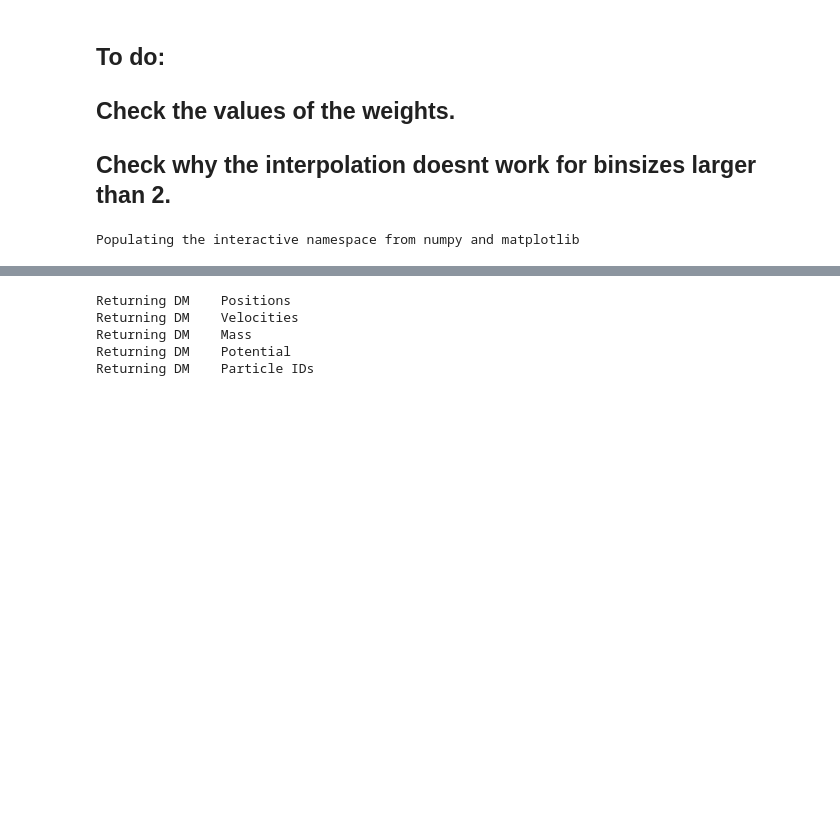
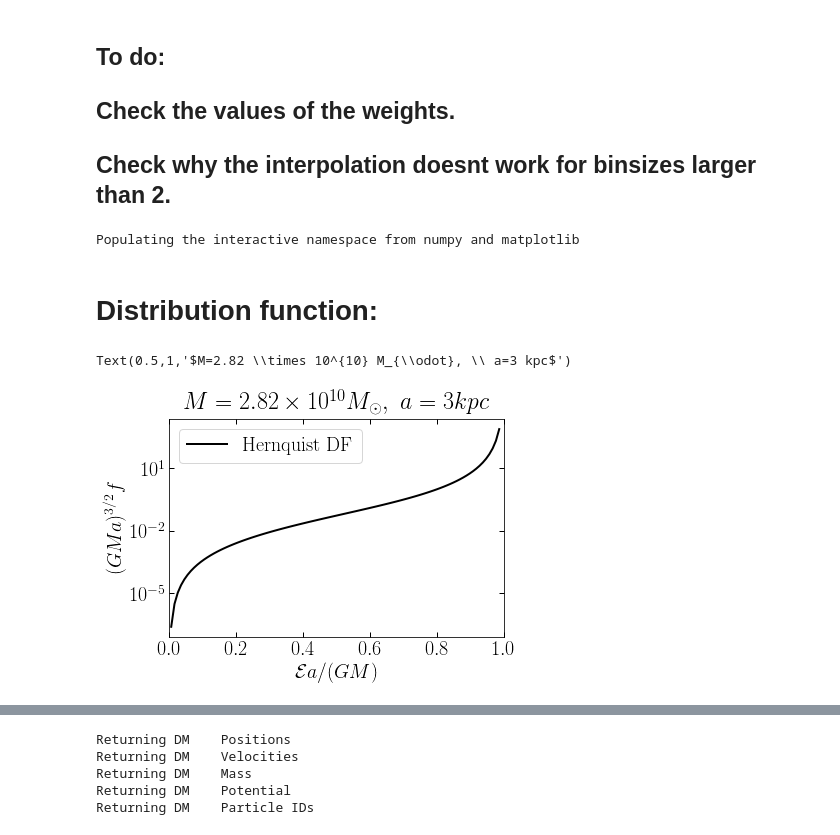
Before and after one commit to chervs/tracers_triaxial, a Jupyter notebook: test_Stracers.ipynb, the cells around one changed output, grey strips where cells are left out. Cells and saved outputs as stored; diff of their text form; code cells hidden in the pictures; blank space fills up the shorter version.

```diff
--- a/test_Stracers.ipynb
+++ b/test_Stracers.ipynb
@@ -162,3 +165,5 @@ def energies(r_part, Ep, v, n_rbins, n_ebins, m):
+# %% [markdown]
+# Distribution function:
 # %%
 def densities_derivatives(rbins, psi_bins, interp_bins=100, profile='Hernquist'):
     """
@@ -212 +241,47 @@ def distribution_function(psi, dnu2_dpsi2, epsilon):
     return factor*df
+# %%
+def df_hernquist(E, a, M,  G=4.30071e-6):
+    """
+    Computes the analytic DF for a Henrquist halo.
+    See equation 4.51 in Binney & Tremaine page 290.
+
+    Parameters:
+    -----------
+
+    Epsilon : numpy.array
+        Relative energy in (Km/s)**2, Epsion : - E = \Psi -1/2v^2
+    a : float
+       Hernquist scale radius.
+    M : Float
+        Mass of the halo in Msun.
+
+    G : float
+        Gravitational constant i units of Kpc*(Km/s)**2 / Msun
+
+
+
+
+    """
+
+    eps = E*a/(G*M)
+    #print(eps)
+    constants = 1/((2*np.pi)**3 * (G*M*a)**(3/2.))
+    factor1 = np.sqrt(eps)/(1-eps)**2
+    factor2 = (1-2*eps)*(8*eps**2-8*eps-3) + 3*np.arcsin(np.sqrt(eps))/np.sqrt(eps*(1-eps))
+
+    return constants*factor1*factor2
+# %%
+df_h = df_hernquist(eps_edges, 3, 2.82E10 )
+# %%
+semilogy(eps_edges*3/(2.82E10*4.30071e-6), df_h*(2.82E10*4.30071e-6*3)**(3/2.), c='k', lw=2, label='Hernquist DF')
+xlabel(r'$\mathcal{E} a / (GM)$')
+ylabel(r'$(GMa)^{3/2} f$')
+xlim(0, 1)
+legend()
+title(r'$M=2.82 \times 10^{10} M_{\odot}, \ a=3 kpc$')
+
+## Consistent with figure 4.2 in Binney and Tramaine.
+## Using the energies from the DM particle of the N-body simulation
+# %% [output]
+Text(0.5,1,'$M=2.82 \\times 10^{10} M_{\\odot}, \\ a=3 kpc$')
+[figure, added]
```
Also changed, not shown: parts of 23 cells of this notebook.
